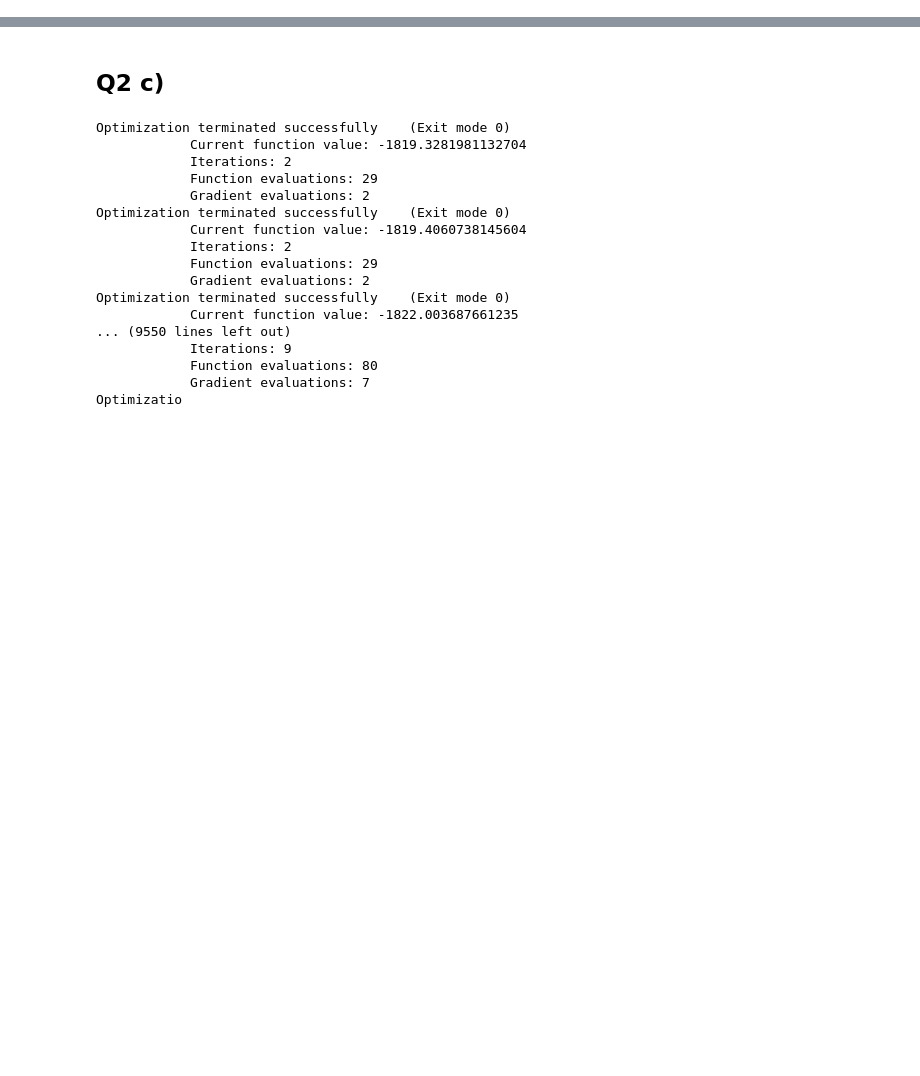
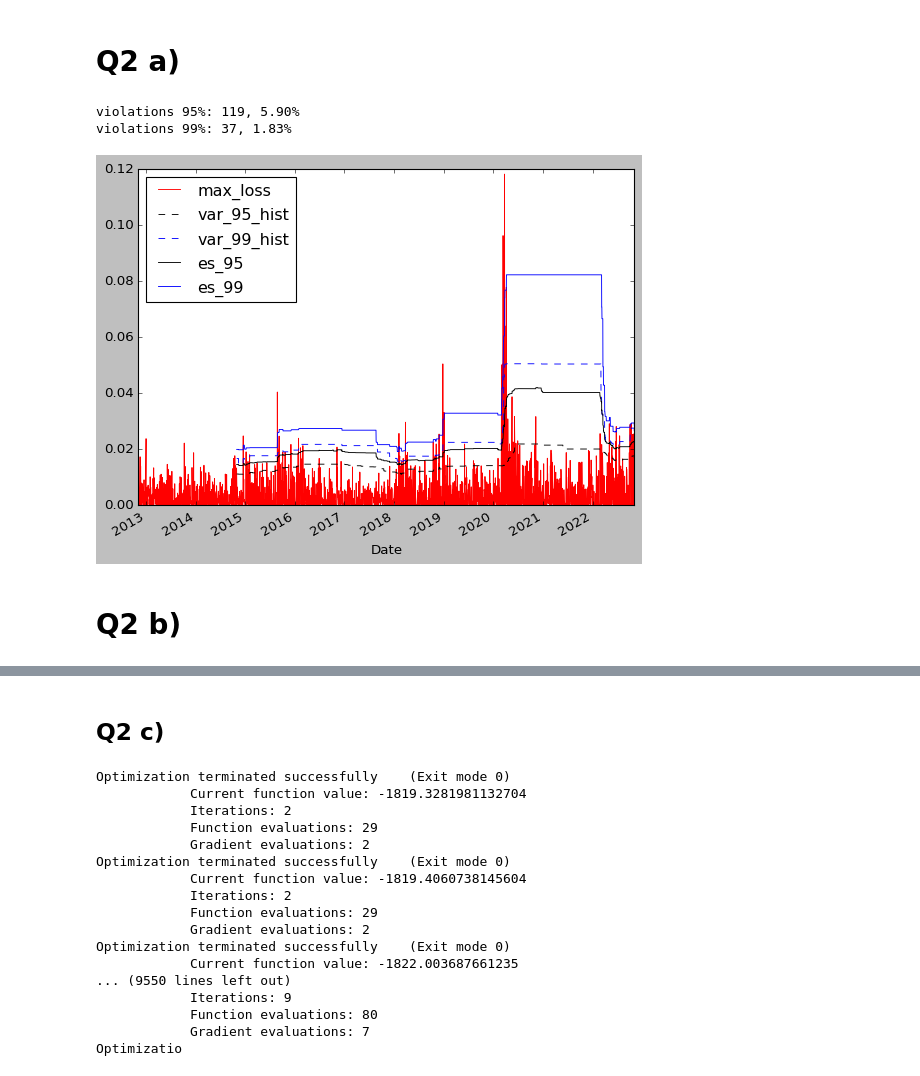
Before and after one commit to georgec123/qrm, a Jupyter notebook: q2.ipynb, the cells around one changed output, grey strips where cells are left out. Drawn from its saved outputs; the diff is of its cells as text; code cells hidden in the pictures; blank space fills up the shorter version.

```diff
--- a/q2.ipynb
+++ b/q2.ipynb
@@ -31,5 +31,30 @@ def es_n(loss: np.ndarray, var: float):
     if not breach_mask.sum():
         return None
     return loss[breach_mask].sum() / breach_mask.sum()
+# %% [markdown]
+# Q2 a)
+# %%
+df = get_q2_data()
+
+df['var_95_hist'] = df['loss'].rolling(500).apply(lambda x: np.quantile(x, 0.95)).shift(1)
+df['var_99_hist'] = df['loss'].rolling(500).apply(lambda x: np.quantile(x, 0.99)).shift(1)
+
+df['es_95'] = rolling_apply(es, 501, df['loss'].values, df['var_95_hist'].values)
+df['es_99'] = rolling_apply(es, 501, df['loss'].values, df['var_99_hist'].values)
+
+df[['max_loss','var_95_hist','var_99_hist','es_95','es_99']].plot(style=['r','k--','b--','k-','b-'], lw=0.8)
+
+num_days = (~df['var_95_hist'].isna()).sum()
+viols_95 = (df['loss']>df['var_95_hist']).sum()
+viols_99 = (df['loss']>df['var_99_hist']).sum()
+
+print(f"violations 95%: {viols_95}, {100*viols_95/num_days:.2f}%")
+print(f"violations 99%: {viols_99}, {100*viols_99/num_days:.2f}%")
+# %% [output]
+violations 95%: 119, 5.90%
+violations 99%: 37, 1.83%
+[figure, added]
+# %% [markdown]
+# Q2 b)
 # %%
 df = get_q2_data()
```
Also changed, not shown: parts of 3 cells of this notebook.
